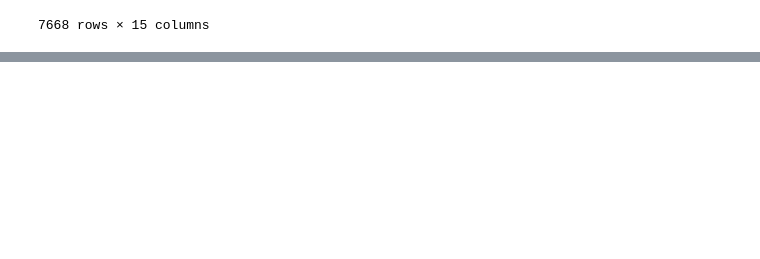
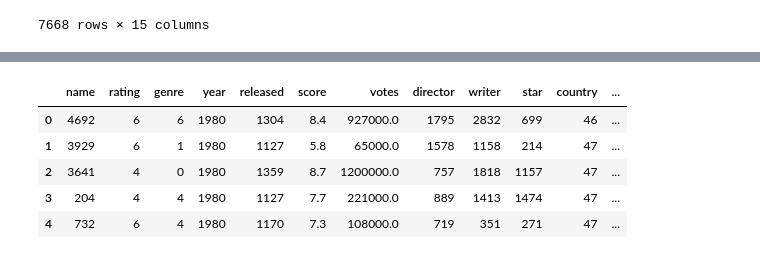
Before and after one commit to MattJNipper/PythonProject-CorrelationsInMovieData, a Jupyter notebook: MovieCorrelationsProject.ipynb, the cells around one changed output, grey strips where cells are left out. Saved outputs shown, nothing was run; the diff lists cells and outputs as text; code cells hidden in the pictures; blank space fills up the shorter version.

```diff
--- a/MovieCorrelationsProject.ipynb
+++ b/MovieCorrelationsProject.ipynb
@@ -93,0 +151,6 @@ df.sort_values(by=['gross'], inplace=False, ascending=False)
+# %%
+# Going to remove the null values because it will have an impact on the
+# correlation matrix. Doing this in the simplest way and just removing the
+# rows with a null value entirely. This will still give us a good dataset
+
+df = df.dropna()
@@ -93,0 +196,22 @@ df.sort_values(by=['gross'], inplace=False, ascending=False)
+# %%
+# Lets look at who the main actor was in the movie and see if that
+# has an impact on the gross profit
+
+# We are going to have to convert the string values in the dataframe into
+# a numerical value to include them in the correlation matrix
+
+df_nums = df #df_nums is the dataframe with all values converted to numbers
+
+for col_name in df_nums.columns:
+    if(df_nums[col_name].dtype == 'object'):
+        df_nums[col_name] = df_nums[col_name].astype('category')
+        df_nums[col_name] = df_nums[col_name].cat.codes
+
+df_nums.head()
+# %% [output]
+|  | name | rating | genre | year | released | score | votes | director | writer | star | country | ... |
+| 0 | 4692 | 6 | 6 | 1980 | 1304 | 8.4 | 927000.0 | 1795 | 2832 | 699 | 46 | ... |
+| 1 | 3929 | 6 | 1 | 1980 | 1127 | 5.8 | 65000.0 | 1578 | 1158 | 214 | 47 | ... |
+| 2 | 3641 | 4 | 0 | 1980 | 1359 | 8.7 | 1200000.0 | 757 | 1818 | 1157 | 47 | ... |
+| 3 | 204 | 4 | 4 | 1980 | 1127 | 7.7 | 221000.0 | 889 | 1413 | 1474 | 47 | ... |
+| 4 | 732 | 6 | 4 | 1980 | 1170 | 7.3 | 108000.0 | 719 | 351 | 271 | 47 | ... |
```
Also changed, not shown: parts of 11 cells of this notebook.
